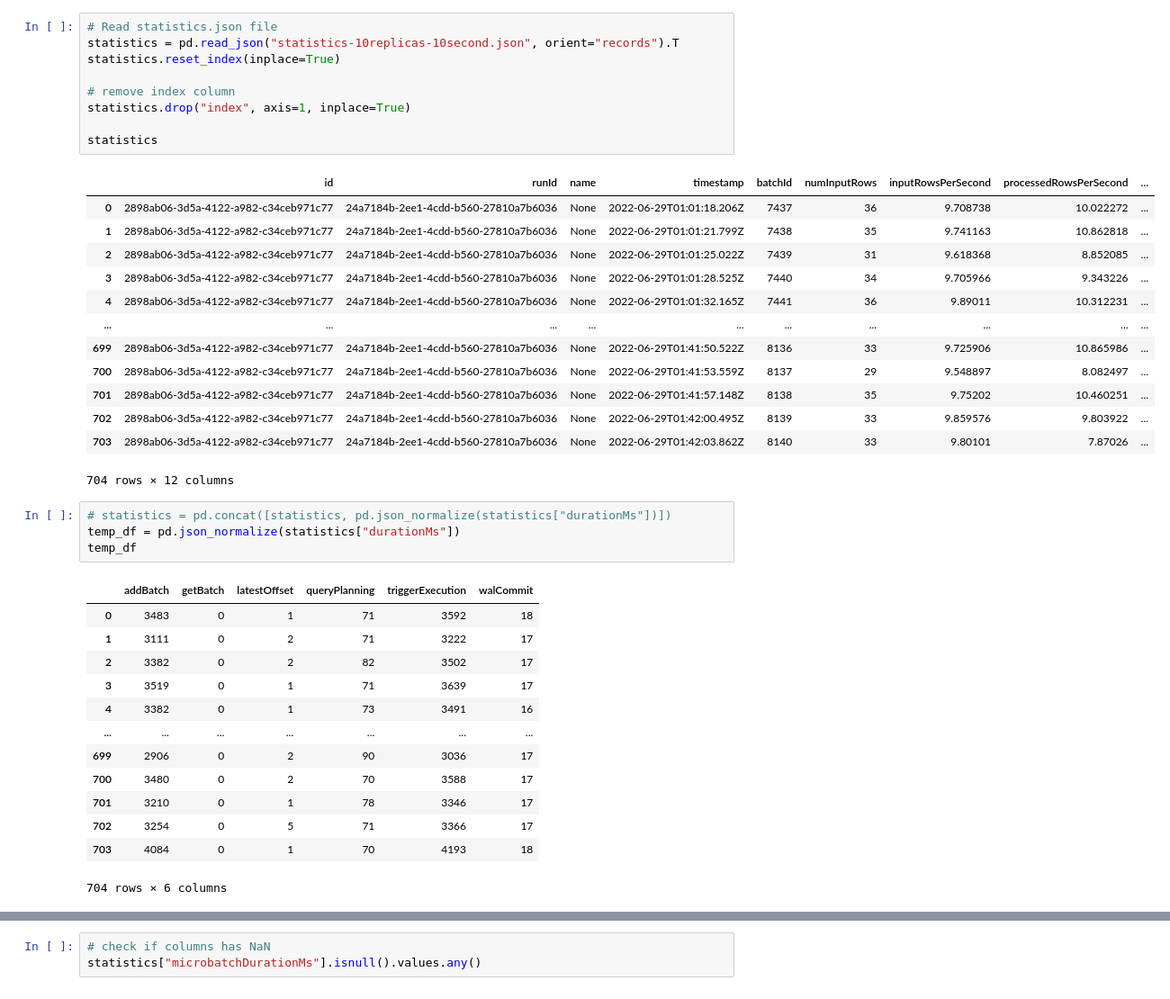
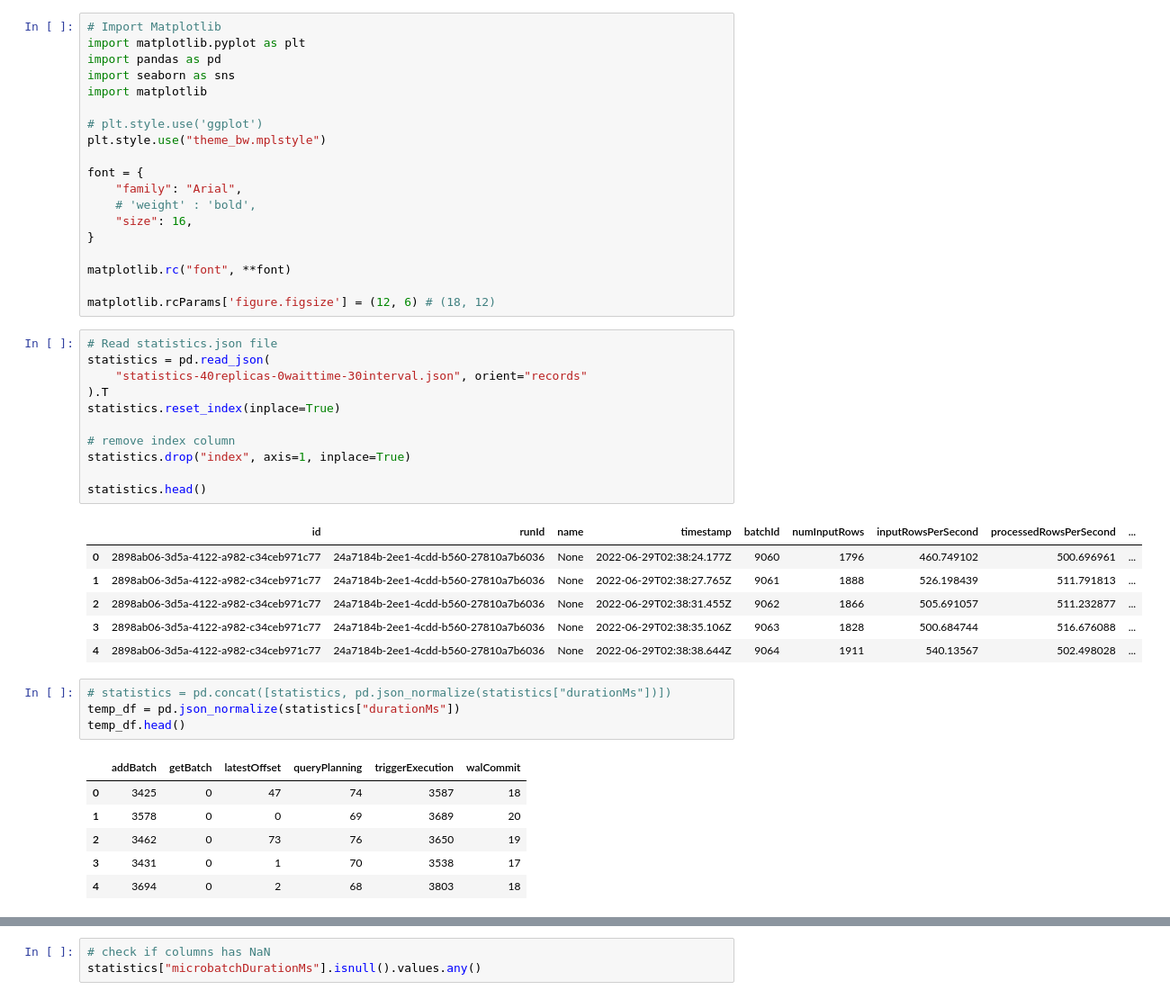
Before and after one commit to carloshkayser/data-pipeline-with-apache-kafka, a Jupyter notebook: spark-streaming-app/plots.ipynb, the cells around one changed output, grey strips where cells are left out. Shown at 90% size. Drawn from its saved outputs; the diff is of its cells as text.

```diff
--- a/spark-streaming-app/plots.ipynb
+++ b/spark-streaming-app/plots.ipynb
@@ -5,42 +20,49 @@ import pandas as pd
+# %%
+# Import Matplotlib
+import matplotlib.pyplot as plt
+import pandas as pd
+import seaborn as sns
+import matplotlib
+
+# plt.style.use('ggplot')
+plt.style.use("theme_bw.mplstyle")
+
+font = {
+    "family": "Arial",
+    # 'weight' : 'bold',
+    "size": 16,
+}
+
+matplotlib.rc("font", **font)
+
+matplotlib.rcParams['figure.figsize'] = (12, 6) # (18, 12)
 # %%
 # Read statistics.json file
-statistics = pd.read_json("statistics-10replicas-10second.json", orient="records").T
+statistics = pd.read_json(
+    "statistics-40replicas-0waittime-30interval.json", orient="records"
+).T
 statistics.reset_index(inplace=True)
 
 # remove index column
 statistics.drop("index", axis=1, inplace=True)
 
-statistics
+statistics.head()
 # %% [output]
 |  | id | runId | name | timestamp | batchId | numInputRows | inputRowsPerSecond | processedRowsPerSecond | ... |
-| 0 | 2898ab06-3d5a-4122-a982-c34ceb971c77 | 24a7184b-2ee1-4cdd-b560-27810a7b6036 | None | 2022-06-29T01:01:18.206Z | 7437 | 36 | 9.708738 | 10.022272 | ... |
-| 1 | 2898ab06-3d5a-4122-a982-c34ceb971c77 | 24a7184b-2ee1-4cdd-b560-27810a7b6036 | None | 2022-06-29T01:01:21.799Z | 7438 | 35 | 9.741163 | 10.862818 | ... |
-| 2 | 2898ab06-3d5a-4122-a982-c34ceb971c77 | 24a7184b-2ee1-4cdd-b560-27810a7b6036 | None | 2022-06-29T01:01:25.022Z | 7439 | 31 | 9.618368 | 8.852085 | ... |
-| 3 | 2898ab06-3d5a-4122-a982-c34ceb971c77 | 24a7184b-2ee1-4cdd-b560-27810a7b6036 | None | 2022-06-29T01:01:28.525Z | 7440 | 34 | 9.705966 | 9.343226 | ... |
-| 4 | 2898ab06-3d5a-4122-a982-c34ceb971c77 | 24a7184b-2ee1-4cdd-b560-27810a7b6036 | None | 2022-06-29T01:01:32.165Z | 7441 | 36 | 9.89011 | 10.312231 | ... |
-| ... | ... | ... | ... | ... | ... | ... | ... | ... | ... |
-| 699 | 2898ab06-3d5a-4122-a982-c34ceb971c77 | 24a7184b-2ee1-4cdd-b560-27810a7b6036 | None | 2022-06-29T01:41:50.522Z | 8136 | 33 | 9.725906 | 10.865986 | ... |
-| 700 | 2898ab06-3d5a-4122-a982-c34ceb971c77 | 24a7184b-2ee1-4cdd-b560-27810a7b6036 | None | 2022-06-29T01:41:53.559Z | 8137 | 29 | 9.548897 | 8.082497 | ... |
-| 701 | 2898ab06-3d5a-4122-a982-c34ceb971c77 | 24a7184b-2ee1-4cdd-b560-27810a7b6036 | None | 2022-06-29T01:41:57.148Z | 8138 | 35 | 9.75202 | 10.460251 | ... |
-| 702 | 2898ab06-3d5a-4122-a982-c34ceb971c77 | 24a7184b-2ee1-4cdd-b560-27810a7b6036 | None | 2022-06-29T01:42:00.495Z | 8139 | 33 | 9.859576 | 9.803922 | ... |
-| 703 | 2898ab06-3d5a-4122-a982-c34ceb971c77 | 24a7184b-2ee1-4cdd-b560-27810a7b6036 | None | 2022-06-29T01:42:03.862Z | 8140 | 33 | 9.80101 | 7.87026 | ... |
+| 0 | 2898ab06-3d5a-4122-a982-c34ceb971c77 | 24a7184b-2ee1-4cdd-b560-27810a7b6036 | None | 2022-06-29T02:38:24.177Z | 9060 | 1796 | 460.749102 | 500.696961 | ... |
+| 1 | 2898ab06-3d5a-4122-a982-c34ceb971c77 | 24a7184b-2ee1-4cdd-b560-27810a7b6036 | None | 2022-06-29T02:38:27.765Z | 9061 | 1888 | 526.198439 | 511.791813 | ... |
+| 2 | 2898ab06-3d5a-4122-a982-c34ceb971c77 | 24a7184b-2ee1-4cdd-b560-27810a7b6036 | None | 2022-06-29T02:38:31.455Z | 9062 | 1866 | 505.691057 | 511.232877 | ... |
+| 3 | 2898ab06-3d5a-4122-a982-c34ceb971c77 | 24a7184b-2ee1-4cdd-b560-27810a7b6036 | None | 2022-06-29T02:38:35.106Z | 9063 | 1828 | 500.684744 | 516.676088 | ... |
+| 4 | 2898ab06-3d5a-4122-a982-c34ceb971c77 | 24a7184b-2ee1-4cdd-b560-27810a7b6036 | None | 2022-06-29T02:38:38.644Z | 9064 | 1911 | 540.13567 | 502.498028 | ... |
-704 rows × 12 columns
 # %%
 # statistics = pd.concat([statistics, pd.json_normalize(statistics["durationMs"])])
 temp_df = pd.json_normalize(statistics["durationMs"])
-temp_df
+temp_df.head()
 # %% [output]
 |  | addBatch | getBatch | latestOffset | queryPlanning | triggerExecution | walCommit |
-| 0 | 3483 | 0 | 1 | 71 | 3592 | 18 |
-| 1 | 3111 | 0 | 2 | 71 | 3222 | 17 |
-| 2 | 3382 | 0 | 2 | 82 | 3502 | 17 |
-| 3 | 3519 | 0 | 1 | 71 | 3639 | 17 |
-| 4 | 3382 | 0 | 1 | 73 | 3491 | 16 |
-| ... | ... | ... | ... | ... | ... | ... |
-| 699 | 2906 | 0 | 2 | 90 | 3036 | 17 |
-| 700 | 3480 | 0 | 2 | 70 | 3588 | 17 |
-| 701 | 3210 | 0 | 1 | 78 | 3346 | 17 |
-| 702 | 3254 | 0 | 5 | 71 | 3366 | 17 |
-| 703 | 4084 | 0 | 1 | 70 | 4193 | 18 |
+| 0 | 3425 | 0 | 47 | 74 | 3587 | 18 |
+| 1 | 3578 | 0 | 0 | 69 | 3689 | 20 |
+| 2 | 3462 | 0 | 73 | 76 | 3650 | 19 |
+| 3 | 3431 | 0 | 1 | 70 | 3538 | 17 |
+| 4 | 3694 | 0 | 2 | 68 | 3803 | 18 |
-704 rows × 6 columns
 # %%
```
Also changed, not shown: parts of 26 cells of this notebook, 20 other files.
